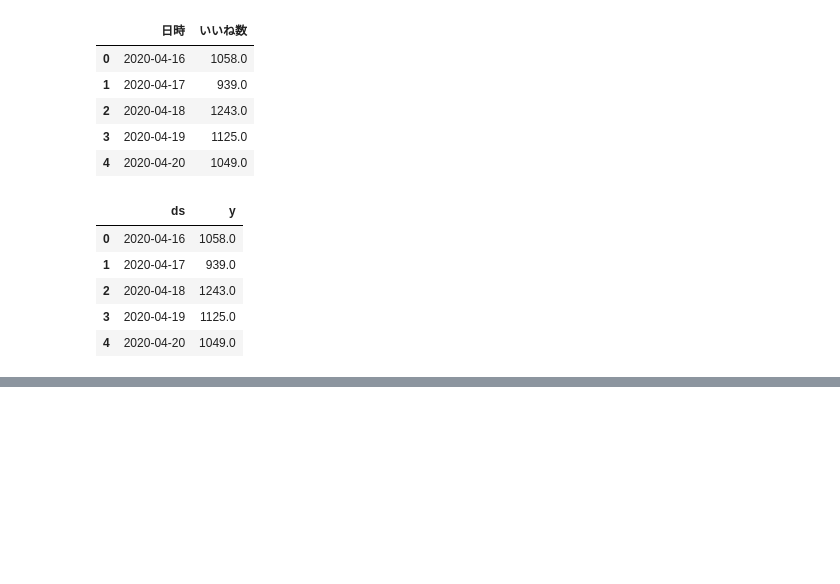
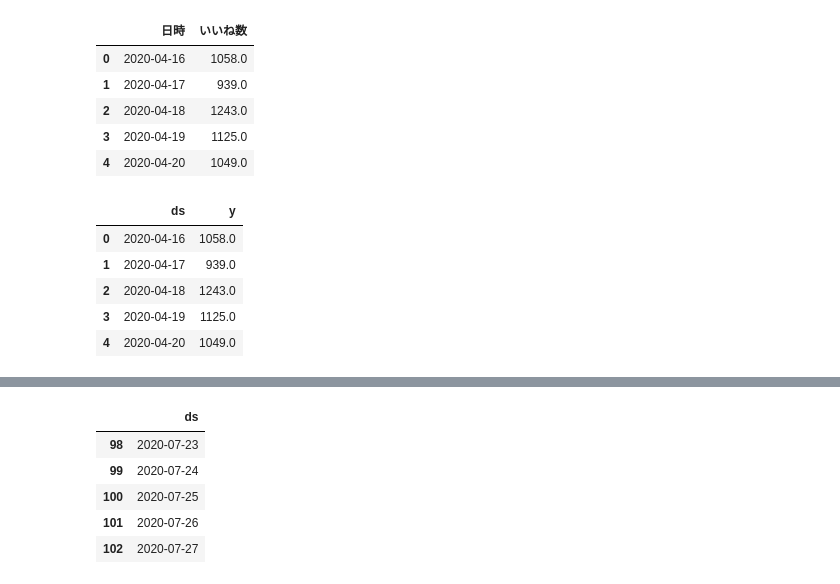
Before and after one commit to Charee-Villapong/for_practice, a Jupyter notebook: forecast_tweet.ipynb, the cells around one changed output, grey strips where cells are left out. Drawn from its saved outputs; the diff is of its cells as text; code cells hidden in the pictures; blank space fills up the shorter version.

```diff
--- a/forecast_tweet.ipynb
+++ b/forecast_tweet.ipynb
@@ -88,6 +95,14 @@ df.head()
 # %%
 # 予測する分のデータフレームの作成
-
+future = m.make_future_dataframe(periods = 60)
 # 後ろから5行を表示
+future.tail()
+# %% [output]
+|  | ds |
+| 98 | 2020-07-23 |
+| 99 | 2020-07-24 |
+| 100 | 2020-07-25 |
+| 101 | 2020-07-26 |
+| 102 | 2020-07-27 |
 # %%
 # 予測する
```
Also changed, not shown: parts of 7 cells of this notebook.
